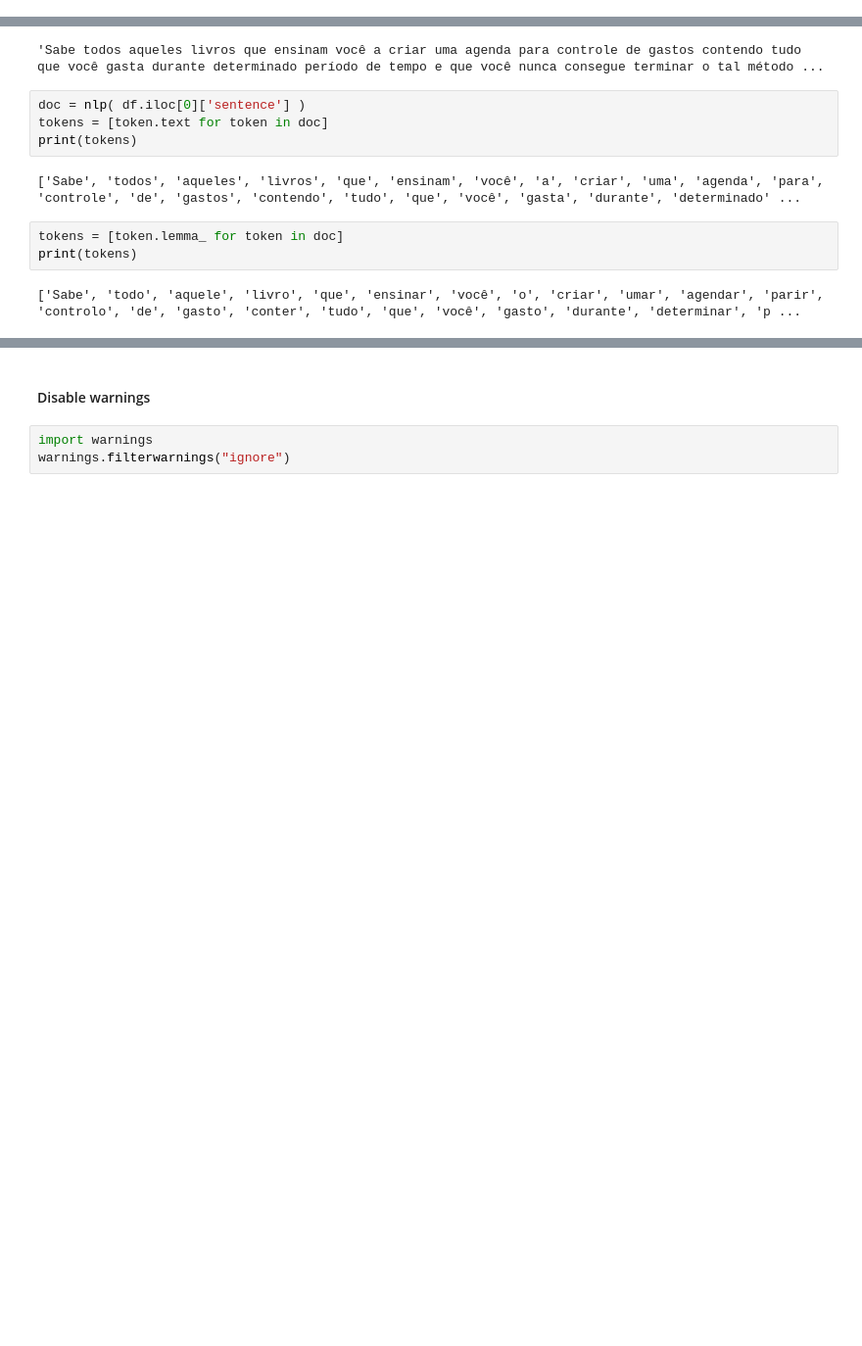
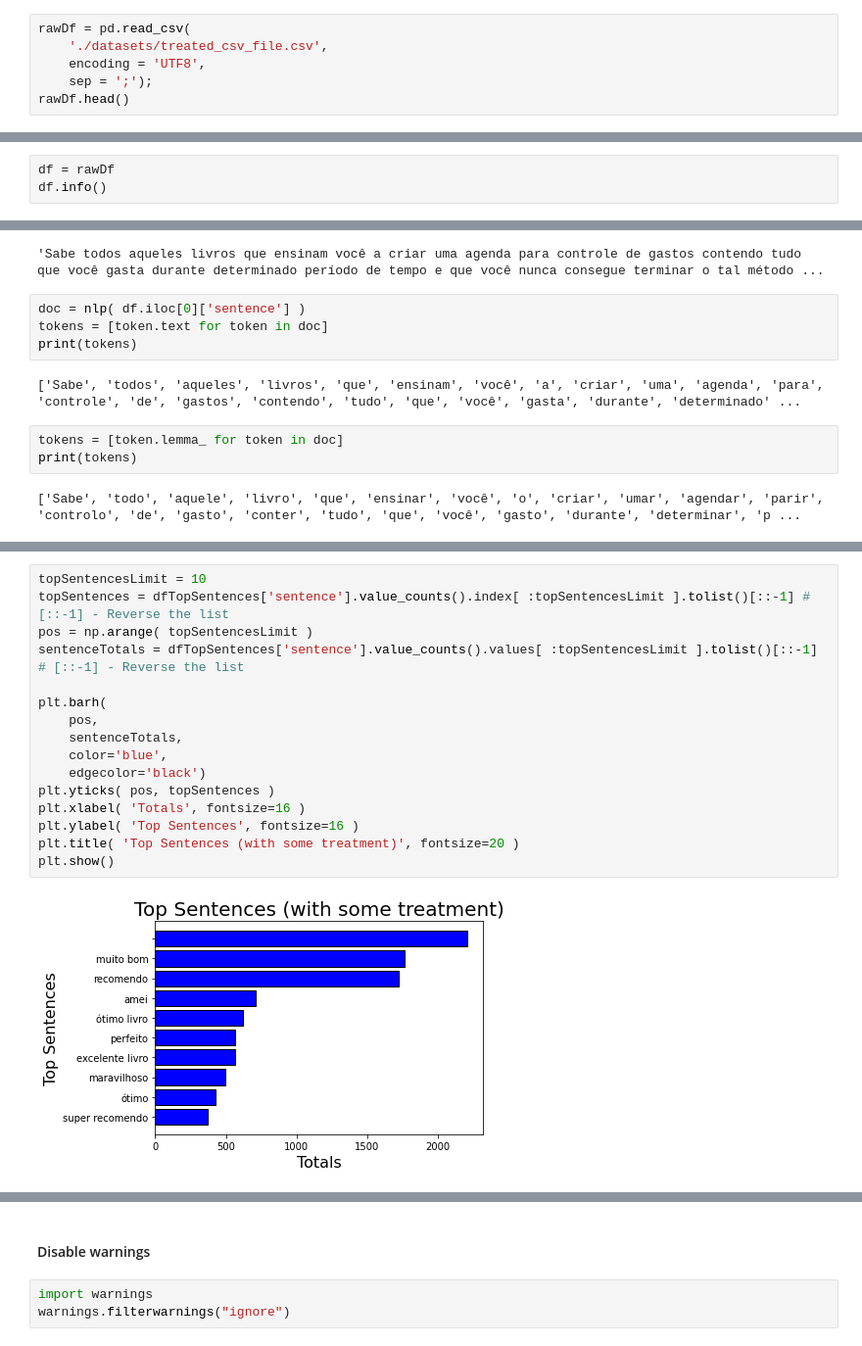
Before and after one commit to danieldasilvacosta/categorias-avaliacoes-amazon, a Jupyter notebook: notebooks/4-analysis.ipynb, the cells around one changed output, grey strips where cells are left out. Shown at 98% size. Cells and saved outputs as stored; diff of their text form; blank space fills up the shorter version.

```diff
--- a/notebooks/4-analysis.ipynb
+++ b/notebooks/4-analysis.ipynb
@@ -193,3 +211,9 @@ One example:
 |book_id|review_id|review_rating|review_title|review_text|
 |:------|:------:|:------:|:------|:------:|
 |8547000240|R1QX38W7D6QOQ4|5<!-- .element: style="text-align:center;" -->|livro maravilhoso, ainda estou acabando de ler mais posso afirma que e espetacular.|nan|
+# %%
+rawDf = pd.read_csv(
+    './datasets/treated_csv_file.csv',
+    encoding = 'UTF8',
+    sep = ';');
+rawDf.head()
@@ -195,0 +227,3 @@ One example:
+# %%
+df = rawDf
+df.info()
@@ -328,0 +496,18 @@ print(tokens)
+# %%
+topSentencesLimit = 10
+topSentences = dfTopSentences['sentence'].value_counts().index[ :topSentencesLimit ].tolist()[::-1] # [::-1] - Reverse the list
+pos = np.arange( topSentencesLimit )
+sentenceTotals = dfTopSentences['sentence'].value_counts().values[ :topSentencesLimit ].tolist()[::-1] # [::-1] - Reverse the list
+
+plt.barh(
+    pos,
+    sentenceTotals,
+    color='blue',
+    edgecolor='black')
+plt.yticks( pos, topSentences )
+plt.xlabel( 'Totals', fontsize=16 )
+plt.ylabel( 'Top Sentences', fontsize=16 )
+plt.title( 'Top Sentences (with some treatment)', fontsize=20 )
+plt.show()
+# %% [output]
+[figure, added]
```
Also changed, not shown: parts of 27 cells of this notebook.
